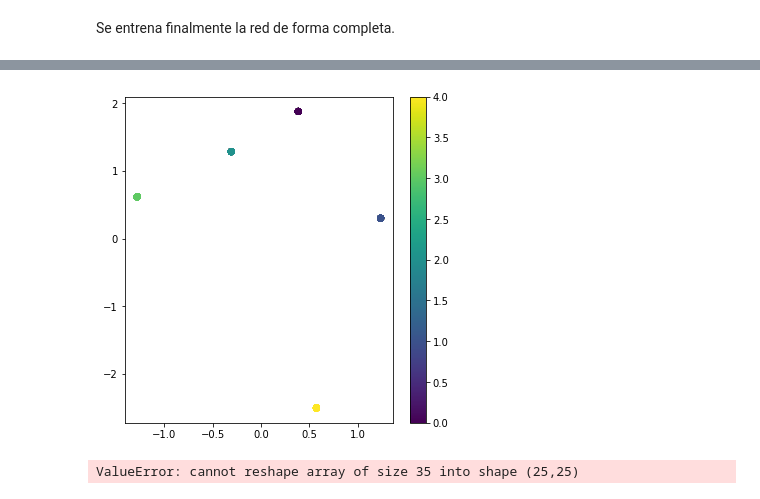
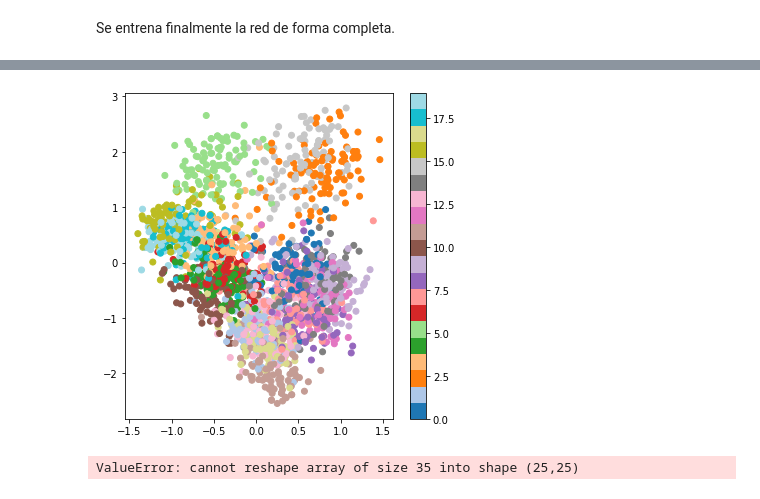
Before and after one commit to Natu17/TPs_SIA, a Jupyter notebook: TP5/KerasAutoencoders.ipynb, the cells around one changed output, grey strips where cells are left out. Cells and saved outputs as stored; diff of their text form; code cells hidden in the pictures.

```diff
--- a/TP5/KerasAutoencoders.ipynb
+++ b/TP5/KerasAutoencoders.ipynb
@@ -37,15 +37,15 @@ print(np.__version__)
 # %%
 
 # defining the key parameters
-batch_size = 1
+batch_size = 10
 
 # Parameters of the input images (handwritten digits)
 original_dim = 7*5
 
 # Latent space is of dimension 2.  This means that we are reducing the dimension from 784 to 2
 latent_dim = 2
-intermediate_dim = 10
-epochs = 2
+intermediate_dim = 20
+epochs = 50
 epsilon_std = 1.0
 # %% [markdown]
 La función de Sampling es la que toma la salida de la media y la varianza que estima el Encoder y la usa para generar una muestra que va a servir a estimar la pdf de los datos.
@@ -198,22 +198,32 @@ Se cargan los datos
 import fonts
 rng = np.random.RandomState(17)
 dataset = np.array([[x.flatten(), x.flatten()] for x in fonts.f1])
-dataset = dataset[0:5]
-noise = []
+dataset = dataset[0:20]
 iters = 100
 y_test = []
 y_train = []
+x_train = []
+x_test = []
+prob = 0.1
+for i in range(10):
+    for j, (IN, OUT) in enumerate(dataset):
+        rand = rng.uniform(0, 1, IN.shape)
+        rand = np.where(rand < prob, 1, 0)
+        x_train.append(np.abs(IN-rand))
+        y_train.append(OUT)
+
 for i in range(iters):
     for j, (IN,OUT) in enumerate(dataset):
-        IN += rng.normal(0, 1, IN.shape)
-        noise.append(IN)
-        y_train.append(OUT)
+        rand = rng.uniform(0, 1, IN.shape)
+        rand = np.where(rand < prob, 1, 0)
+        x_test.append(np.abs(IN-rand))
         y_test.append(j)
 
 
+
 y_train = np.array([x.flatten() for x in y_train])
-x_train = np.array([x.flatten() for x in noise])
-x_test = np.array([x.flatten() for x in noise])
+x_train = np.array([x.flatten() for x in x_train])
+x_test = np.array([x.flatten() for x in x_test])
 # %% [markdown]
 Se entrena finalmente la red de forma completa.
 # %%
@@ -231,11 +253,11 @@ Epoch 2/2
 # %%
 x_test_encoded = encoder.predict(x_test, batch_size=1)[0]
 plt.figure(figsize=(6, 6))
-plt.scatter(x_test_encoded[:,0], x_test_encoded[:,1], c=y_test, cmap='viridis')
+plt.scatter(x_test_encoded[:,0], x_test_encoded[:,1], c=y_test, cmap='tab20')
 plt.colorbar()
 plt.show()
 # %% [output]
-[figure, old version]
+[figure, new version]
 # %%
 n = 15  # figure with 15x15 digits
 digit_size = 25
```
Also changed, not shown: parts of 5 cells of this notebook.
